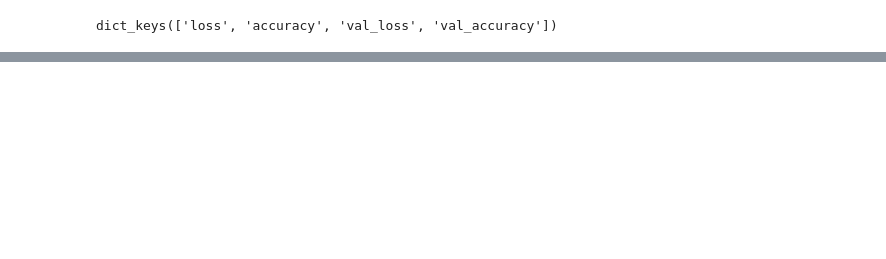
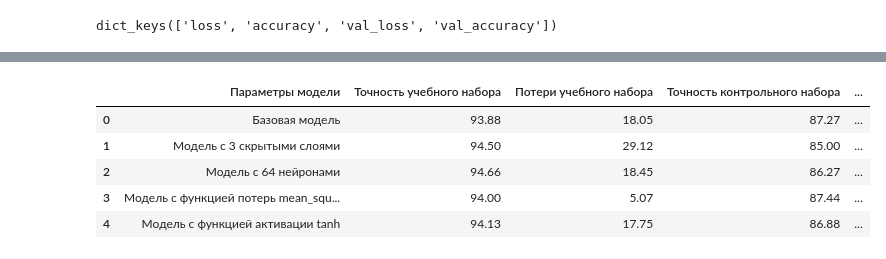
Before and after one commit to ILawrance/PythonLaba7.1, a Jupyter notebook: PythonLaba7.1.DopZadadnie4.ipynb, the cells around one changed output, grey strips where cells are left out. Drawn from its saved outputs; the diff is of its cells as text; code cells hidden in the pictures; blank space fills up the shorter version.

Commit message:
RD + Model

```diff
--- a/PythonLaba7.1.DopZadadnie4.ipynb
+++ b/PythonLaba7.1.DopZadadnie4.ipynb
@@ -179,0 +180,31 @@ print("Изначальная модель, точность: {:5.2f}%".format(1
+# %%
+baza_model = keras.models.load_model('model_one_class.h5')
+loss, acc = baza_model.evaluate(test_data, test_labels)
+print("Базовая модель, точность: {:5.2f}%".format(100*acc))
+print("Базовая модель, потери: {:5.2f}%".format(100*loss))
+
+Dense3_model =  keras.models.load_model('model_Dop1_class.h5')
+test_loss1, test_acc1 = Dense3_model.evaluate(test_data, test_labels)
+print("Модель с 3 скрытыми слоями, точность: {:5.2f}%".format(100*test_acc1))
+print("Модель с 3 скрытыми слоями, потери: {:5.2f}%".format(100*test_loss1))
+
+Neyron64_model =  keras.models.load_model('model_Dop2_class.h5')
+test_loss2, test_acc2 = Neyron64_model.evaluate(test_data, test_labels)
+print("Модель с 64 нейронами, точность: {:5.2f}%".format(100*test_acc2))
+print("Модель с 64 нейронами, потери: {:5.2f}%".format(100*test_loss2))
+
+Mean_squared_error_model =  keras.models.load_model('model_Dop3_class.h5')
+test_loss3, test_acc3 = Mean_squared_error_model.evaluate(test_data, test_labels)
+print("Модель с функцией потерь mean_squared_error, точность: {:5.2f}%".format(100*test_acc3))
+print("Модель с функцией потерь mean_squared_error, потери: {:5.2f}%".format(100*test_loss3))
+
+Tanh_model =  keras.models.load_model('model_Dop4_class.h5')
+test_loss4, test_acc4 = Tanh_model.evaluate(test_data, test_labels)
+print("Модель с функцией активации tanh, точность: {:5.2f}%".format(100*test_acc4))
+print("Модель с функцией активации tanh, потери: {:5.2f}%".format(100*test_loss4))
+
+train_loss, train_acc = baza_model.evaluate(train_data, train_labels)
+train_loss1, train_acc1 = Dense3_model.evaluate(train_data, train_labels)
+train_loss2, train_acc2 = Neyron64_model.evaluate(train_data, train_labels)
+train_loss3, train_acc3 = Mean_squared_error_model.evaluate(train_data, train_labels)
+train_loss4, train_acc4 = Tanh_model.evaluate(train_data, train_labels)
@@ -179,0 +232,18 @@ print("Изначальная модель, точность: {:5.2f}%".format(1
+# %%
+import pandas as pd
+
+Tablica = pd.DataFrame([['Базовая модель',round(100*train_acc, 2), round(100*train_loss, 2), round(100*acc, 2), round(100*loss, 2)],
+                   ['Модель с 3 скрытыми слоями', round(100*train_acc1, 2), round(100*train_loss1, 2), round(100*test_acc1, 2), round(100*test_loss1, 2)],
+                   ['Модель с 64 нейронами',round(100*train_acc2, 2), round(100*train_loss2, 2), round(100*test_acc2, 2), round(100*test_loss2, 2)],
+                   ['Модель с функцией потерь mean_squared_error',round(100*train_acc3, 2), round(100*train_loss3, 2), round(100*test_acc3, 2), round(100*test_loss3, 2)],
+                   ['Модель с функцией активации tanh',round(100*train_acc4, 2), round(100*train_loss4, 2), round(100*test_acc4, 2), round(100*test_loss4, 2)]],
+                   columns=['Параметры модели','Точность учебного набора', 'Потери учебного набора', 'Точность контрольного набора ', 'Потери контрольного набора'])
+
+Tablica
+# %% [output]
+|  | Параметры модели | Точность учебного набора | Потери учебного набора | Точность контрольного набора | ... |
+| 0 | Базовая модель | 93.88 | 18.05 | 87.27 | ... |
+| 1 | Модель с 3 скрытыми слоями | 94.50 | 29.12 | 85.00 | ... |
+| 2 | Модель с 64 нейронами | 94.66 | 18.45 | 86.27 | ... |
+| 3 | Модель с функцией потерь mean_squ... | 94.00 | 5.07 | 87.44 | ... |
+| 4 | Модель с функцией активации tanh | 94.13 | 17.75 | 86.88 | ... |
```
Also changed, not shown: parts of 8 cells of this notebook, 1 other file.
